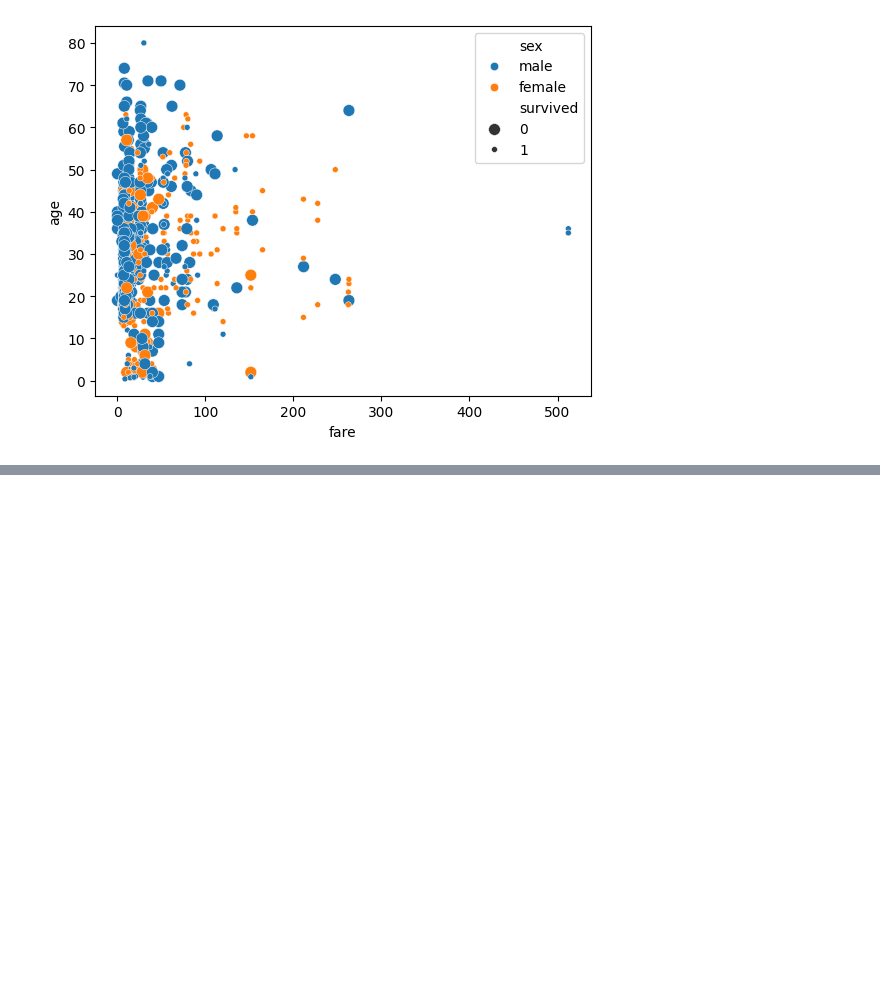
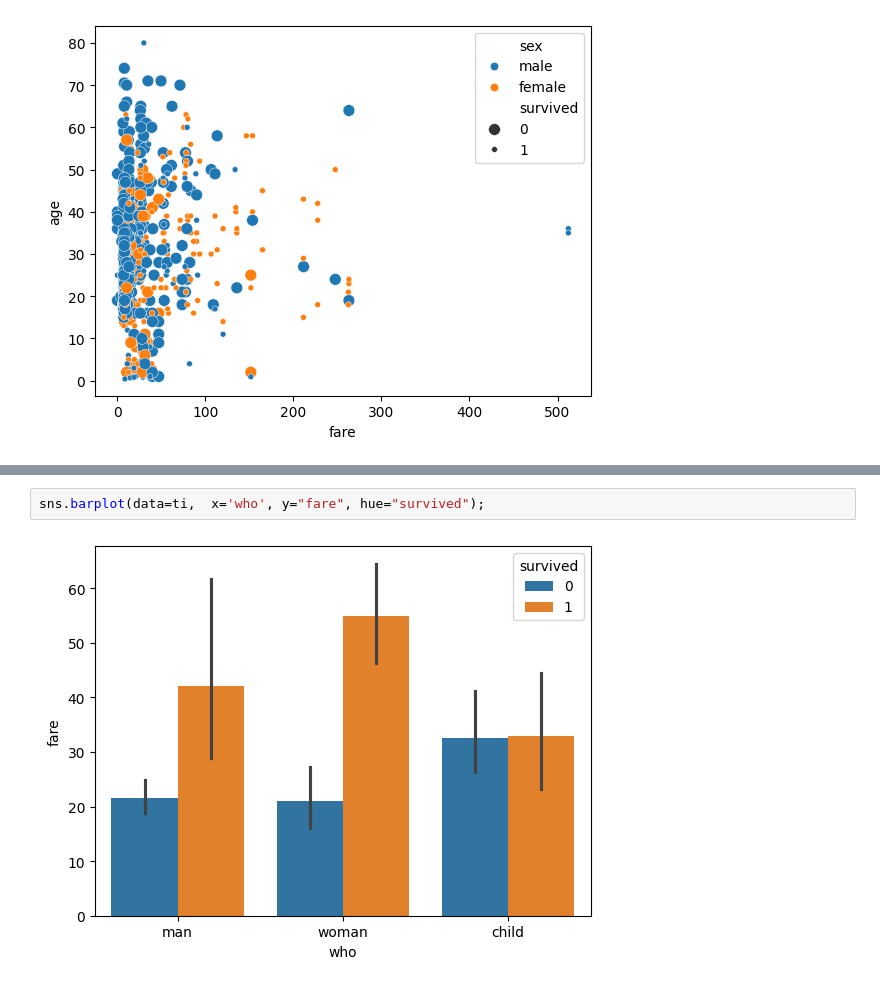
Before and after one commit to aseem-raspberry/OpenAI-Training, a Jupyter notebook: Sep24_002_EDA_Visuals.ipynb, the cells around one changed output, grey strips where cells are left out. Cells and saved outputs as stored; diff of their text form; blank space fills up the shorter version.

```diff
--- a/Sep24_002_EDA_Visuals.ipynb
+++ b/Sep24_002_EDA_Visuals.ipynb
@@ -311,0 +318,4 @@ sns.scatterplot(data=ti, x='fare', y='age',
+# %%
+sns.barplot(data=ti,  x='who', y="fare", hue="survived");
+# %% [output]
+[figure, added]
```
Also changed, not shown: parts of 2 cells of this notebook.
